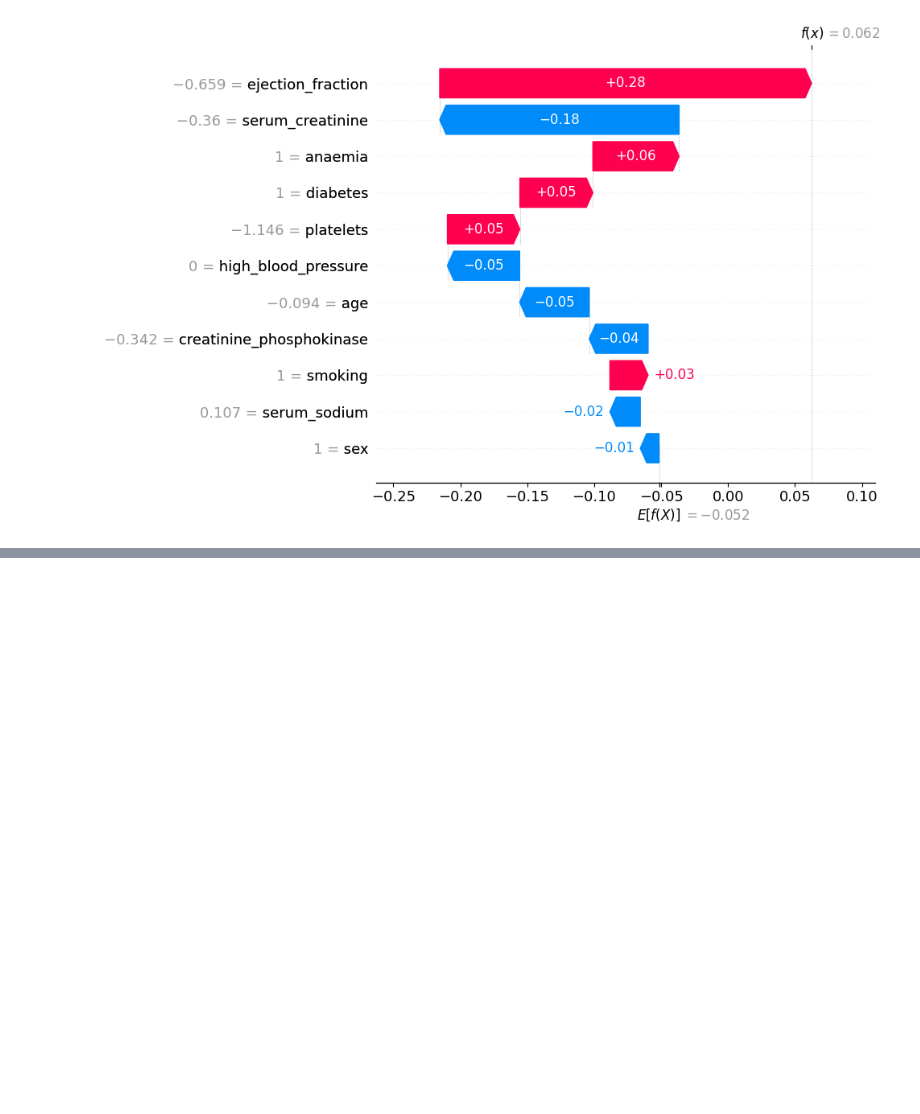
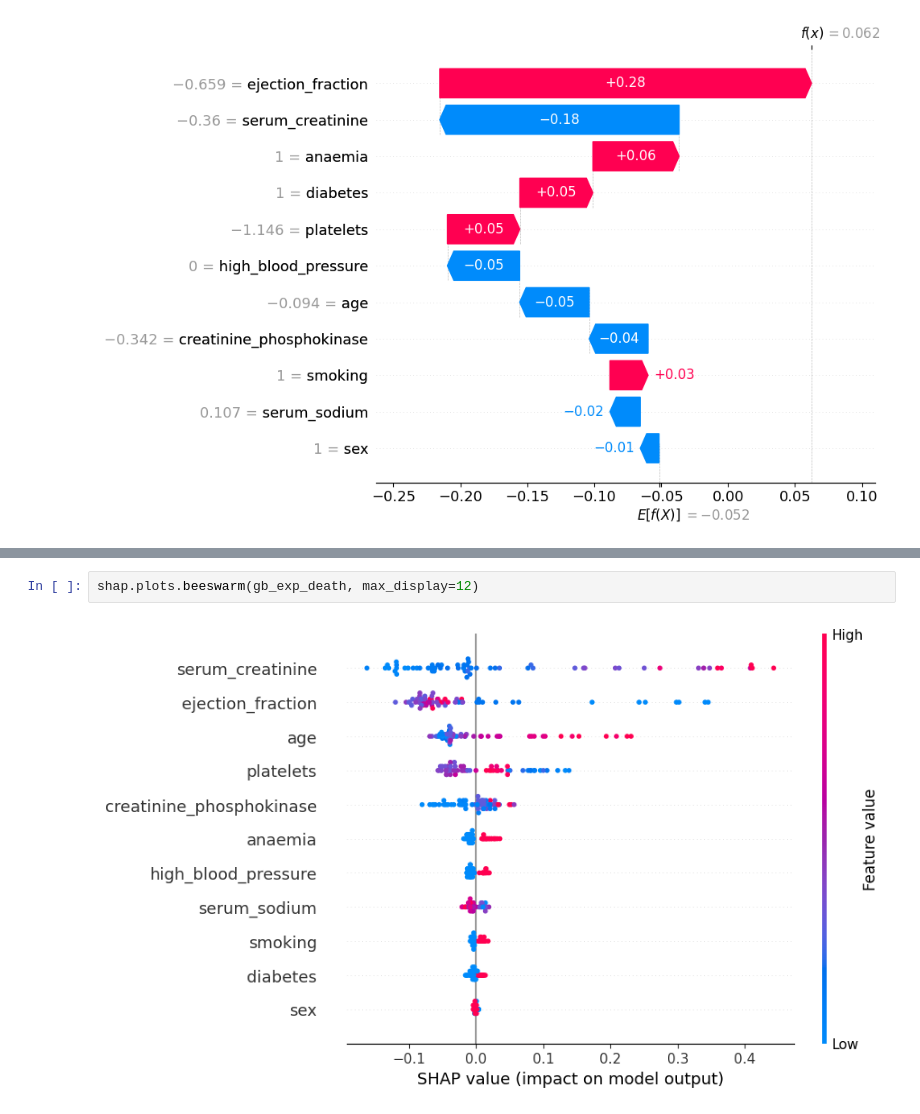
Before and after one commit to kingsleyukandu/heart-failure-survival-risk-analysis, a Jupyter notebook: shap_explanation/shap_explanation.ipynb, the cells around one changed output, grey strips where cells are left out. Drawn from its saved outputs; the diff is of its cells as text; blank space fills up the shorter version.

```diff
--- a/shap_explanation/shap_explanation.ipynb
+++ b/shap_explanation/shap_explanation.ipynb
@@ -309,0 +342,4 @@ shap.plots.waterfall(log_exp_death[patient_pos], max_display = 12)
+# %%
+shap.plots.beeswarm(gb_exp_death, max_display=12)
+# %% [output]
+[figure, added]
```
Also changed, not shown: parts of 9 cells of this notebook.
